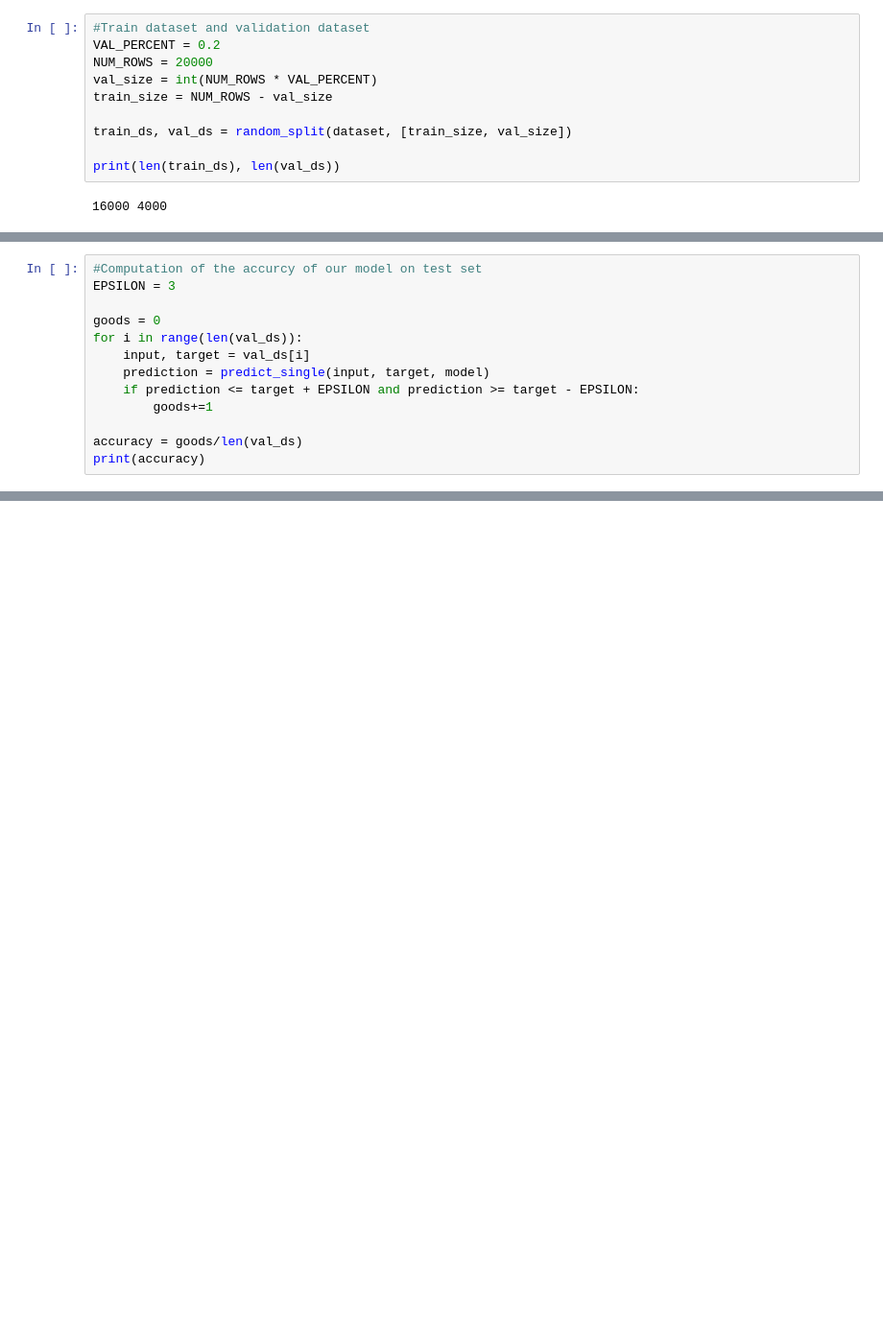
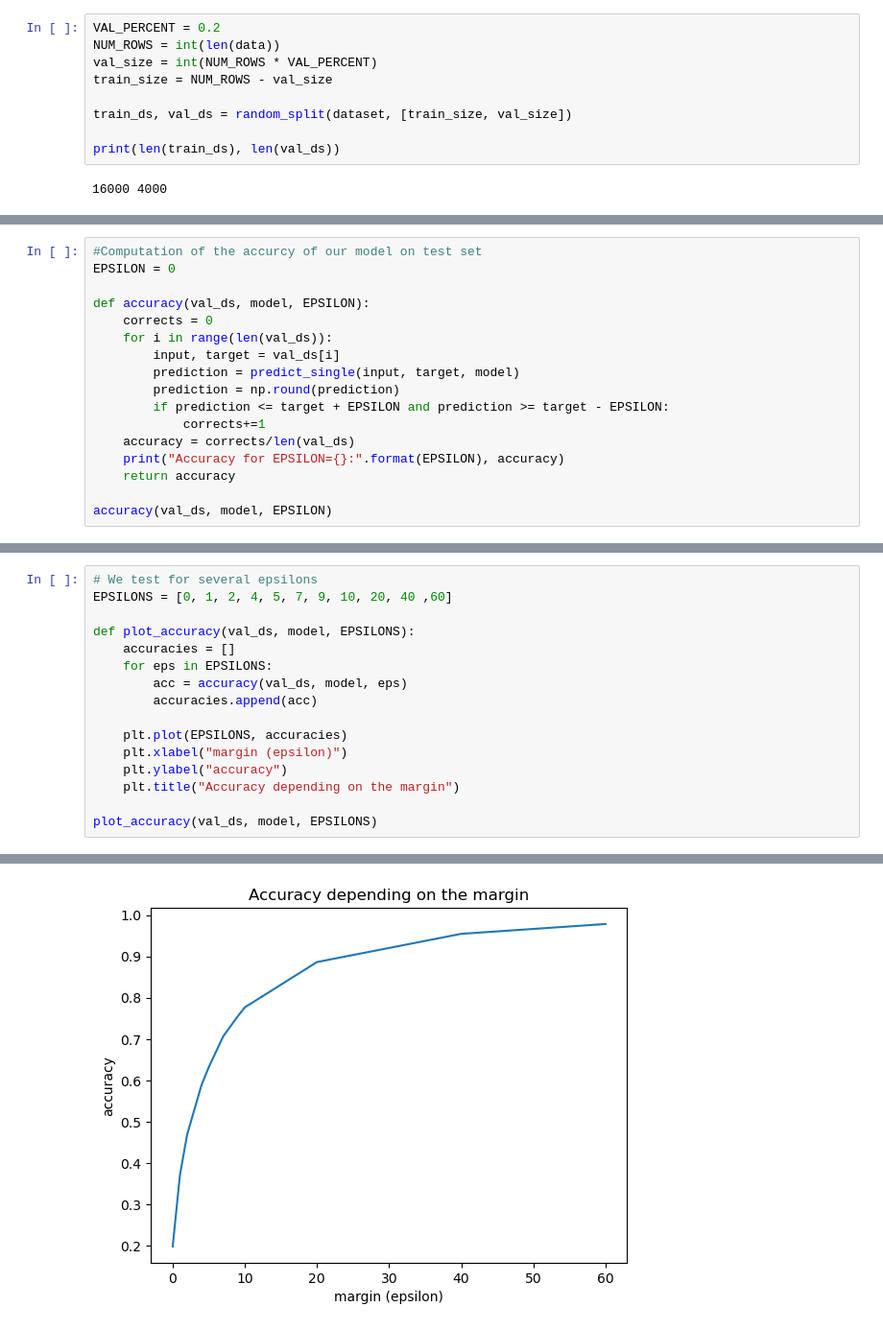
Before and after one commit to Germouche/ml-project, a Jupyter notebook: run.ipynb, the cells around one changed output, grey strips where cells are left out. Shown at 96% size. Saved outputs shown, nothing was run; the diff lists cells and outputs as text; blank space fills up the shorter version.

```diff
--- a/run.ipynb
+++ b/run.ipynb
@@ -309,7 +301,6 @@ print(dataset)
 # %%
-#Train dataset and validation dataset
 VAL_PERCENT = 0.2
-NUM_ROWS = 20000
+NUM_ROWS = int(len(data))
 val_size = int(NUM_ROWS * VAL_PERCENT)
 train_size = NUM_ROWS - val_size
 
@@ -471,14 +476,18 @@ Prediction: tensor([-0.3231])
 # %%
 #Computation of the accurcy of our model on test set
-EPSILON = 3
+EPSILON = 0
 
-goods = 0
-for i in range(len(val_ds)):
-    input, target = val_ds[i]
-    prediction = predict_single(input, target, model)
-    if prediction <= target + EPSILON and prediction >= target - EPSILON:
-        goods+=1
+def accuracy(val_ds, model, EPSILON):
+    corrects = 0
+    for i in range(len(val_ds)):
+        input, target = val_ds[i]
+        prediction = predict_single(input, target, model)
+        prediction = np.round(prediction)
+        if prediction <= target + EPSILON and prediction >= target - EPSILON:
+            corrects+=1
+    accuracy = corrects/len(val_ds)
+    print("Accuracy for EPSILON={}:".format(EPSILON), accuracy)
+    return accuracy
 
-accuracy = goods/len(val_ds)
-print(accuracy)
+accuracy(val_ds, model, EPSILON)
 # %% [output]
@@ -485,0 +498,17 @@ print(accuracy)
+# %%
+# We test for several epsilons
+EPSILONS = [0, 1, 2, 4, 5, 7, 9, 10, 20, 40 ,60]
+
+def plot_accuracy(val_ds, model, EPSILONS):
+    accuracies = []
+    for eps in EPSILONS:
+        acc = accuracy(val_ds, model, eps)
+        accuracies.append(acc)
+
+    plt.plot(EPSILONS, accuracies)
+    plt.xlabel("margin (epsilon)")
+    plt.ylabel("accuracy")
+    plt.title("Accuracy depending on the margin")
+
+plot_accuracy(val_ds, model, EPSILONS)
+# %% [output]
@@ -485,0 +526 @@ print(accuracy)
+[figure, added]
```
Also changed, not shown: parts of 31 cells of this notebook.
